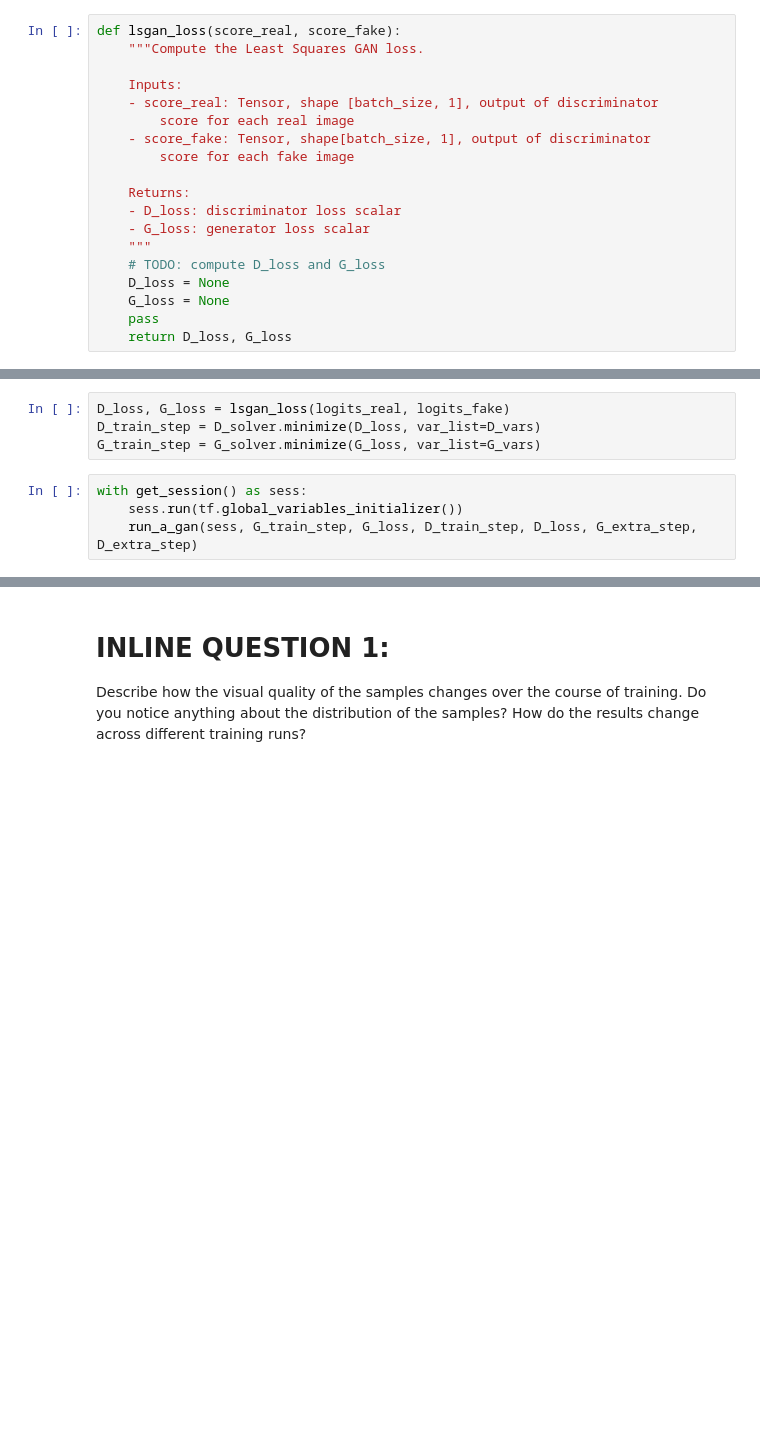
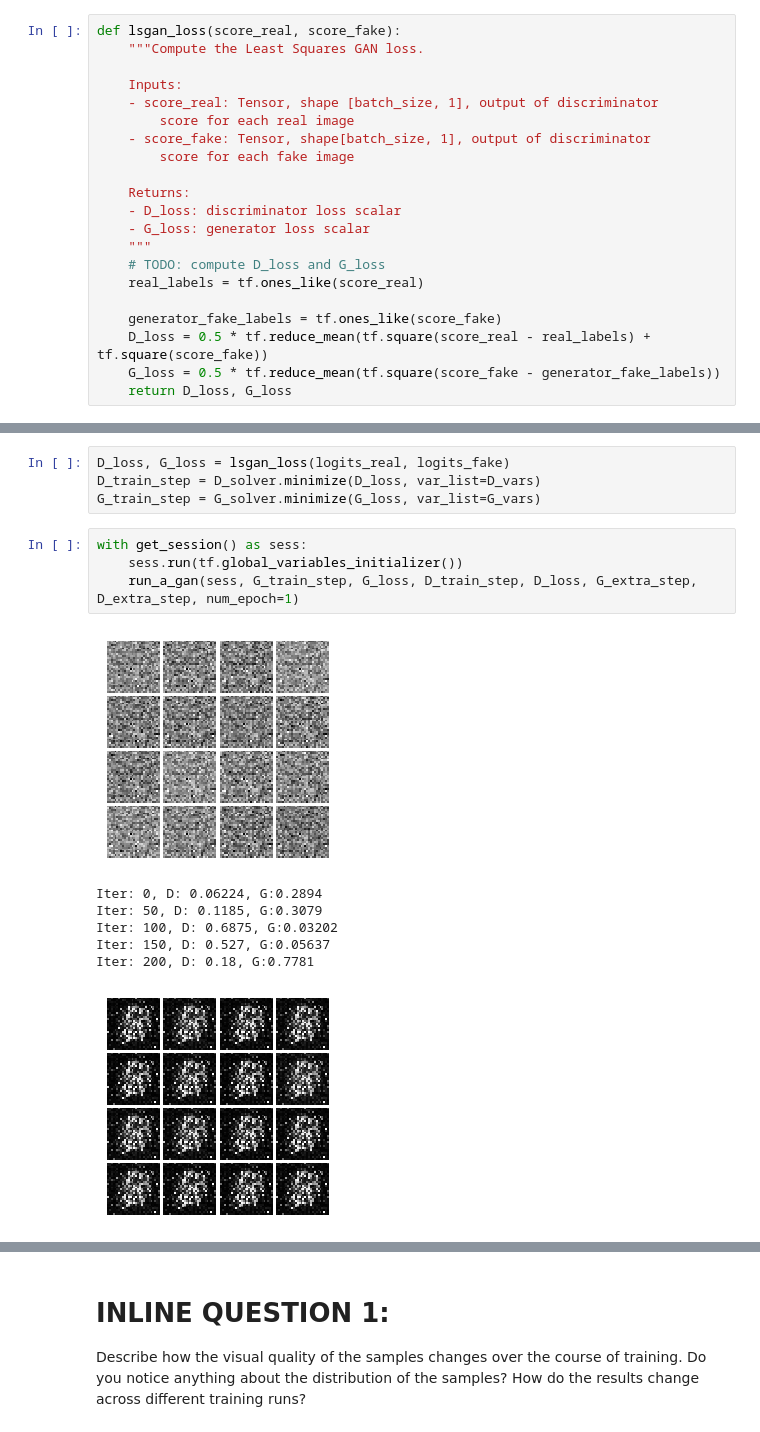
Before and after one commit to baek-jinoo/cs231n_assignments, a Jupyter notebook: assignment3/GANs-TensorFlow.ipynb, the cells around one changed output, grey strips where cells are left out. Saved outputs shown, nothing was run; the diff lists cells and outputs as text; blank space fills up the shorter version.

Commit message:
Implement least square GAN

```diff
--- a/assignment3/GANs-TensorFlow.ipynb
+++ b/assignment3/GANs-TensorFlow.ipynb
@@ -493,9 +493,11 @@ def lsgan_loss(score_real, score_fake):
     - G_loss: generator loss scalar
     """
     # TODO: compute D_loss and G_loss
-    D_loss = None
-    G_loss = None
-    pass
+    real_labels = tf.ones_like(score_real)
+
+    generator_fake_labels = tf.ones_like(score_fake)
+    D_loss = 0.5 * tf.reduce_mean(tf.square(score_real - real_labels) + tf.square(score_fake))
+    G_loss = 0.5 * tf.reduce_mean(tf.square(score_fake - generator_fake_labels))
     return D_loss, G_loss
 # %% [markdown]
 Test your LSGAN loss. You should see errors less than 1e-7.
@@ -518,4 +523,12 @@ G_train_step = G_solver.minimize(G_loss, var_list=G_vars)
 # %%
 with get_session() as sess:
     sess.run(tf.global_variables_initializer())
-    run_a_gan(sess, G_train_step, G_loss, D_train_step, D_loss, G_extra_step, D_extra_step)
+    run_a_gan(sess, G_train_step, G_loss, D_train_step, D_loss, G_extra_step, D_extra_step, num_epoch=1)
+# %% [output]
+[figure, added]
+Iter: 0, D: 0.06224, G:0.2894
+Iter: 50, D: 0.1185, G:0.3079
+Iter: 100, D: 0.6875, G:0.03202
+Iter: 150, D: 0.527, G:0.05637
+Iter: 200, D: 0.18, G:0.7781
+[figure, added]
```
Also changed, not shown: parts of 3 cells of this notebook.
